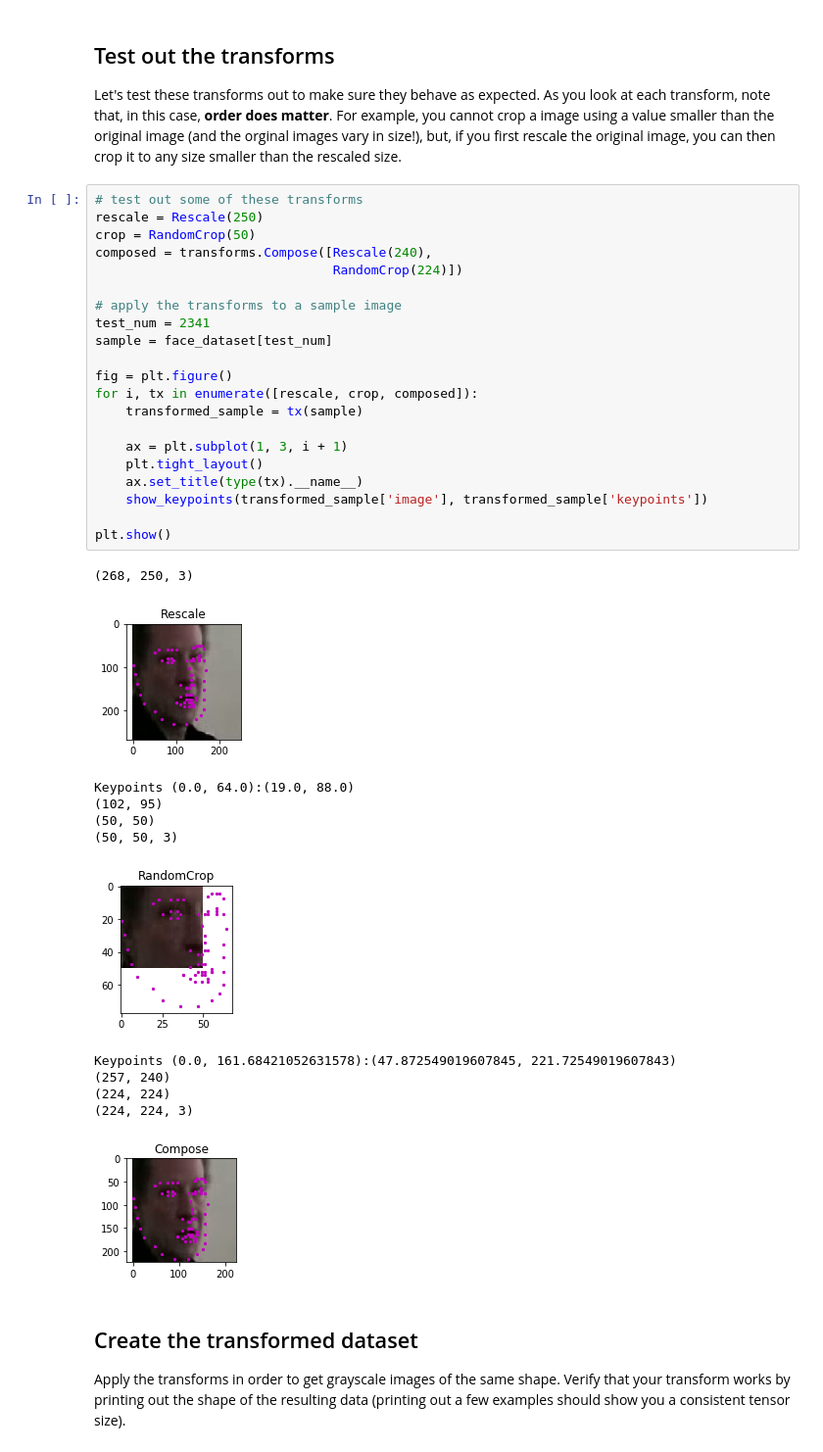
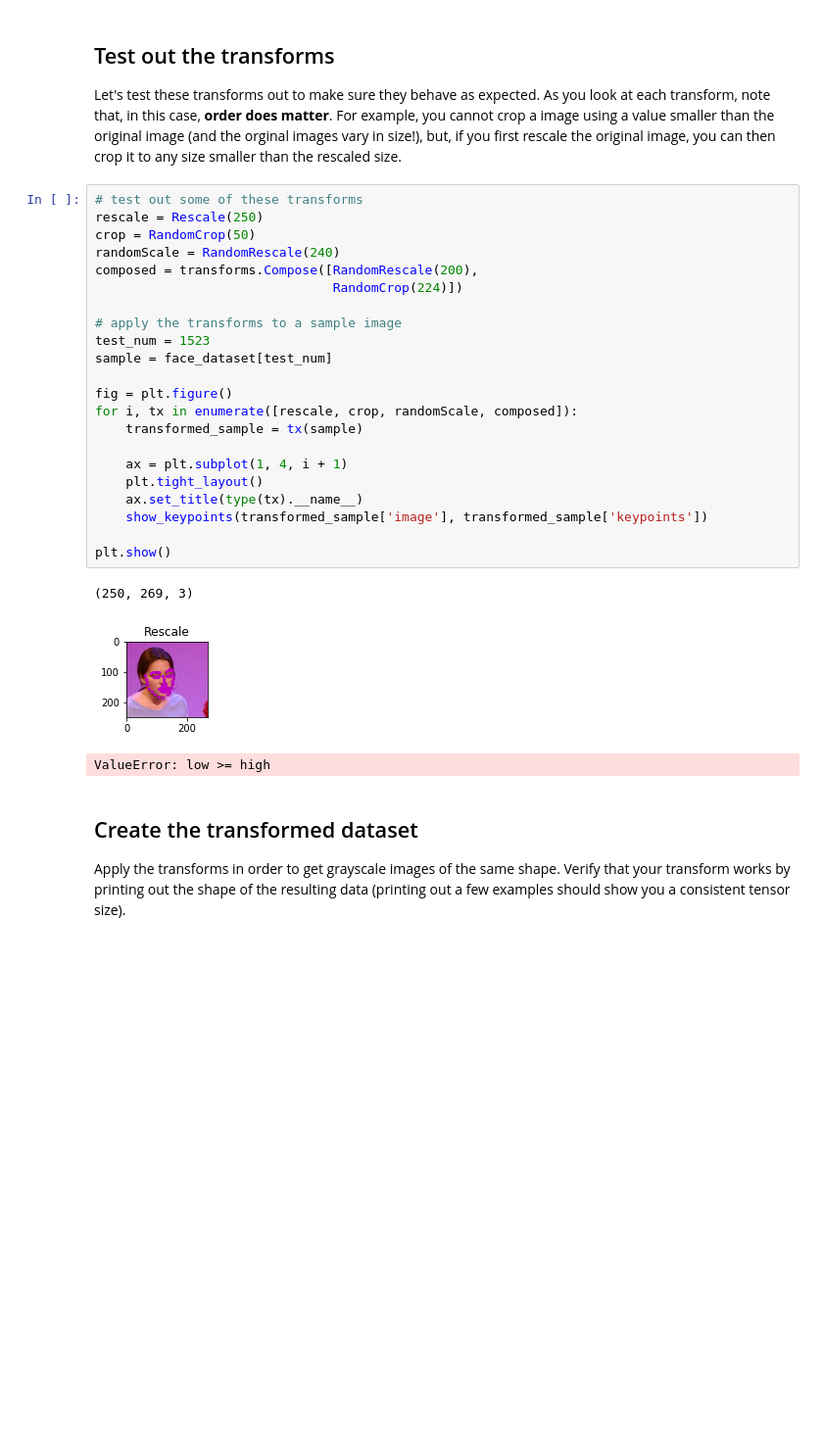
Before and after one commit to ChrisShepherd81/Facial-Keypoints, a Jupyter notebook: 1. Load and Visualize Data.ipynb, the cells around one changed output. Shown at 98% size. Cells and saved outputs as stored; diff of their text form; blank space fills up the shorter version.

Commit message:
RandomRescale implementation

```diff
--- a/1. Load and Visualize Data.ipynb
+++ b/1. Load and Visualize Data.ipynb
@@ -386,37 +426,29 @@ Let's test these transforms out to make sure they behave as expected. As you loo
 # %%
 # test out some of these transforms
 rescale = Rescale(250)
 crop = RandomCrop(50)
-composed = transforms.Compose([Rescale(240),
+randomScale = RandomRescale(240)
+composed = transforms.Compose([RandomRescale(200),
                                RandomCrop(224)])
 
 # apply the transforms to a sample image
-test_num = 2341
+test_num = 1523
 sample = face_dataset[test_num]
 
 fig = plt.figure()
-for i, tx in enumerate([rescale, crop, composed]):
+for i, tx in enumerate([rescale, crop, randomScale, composed]):
     transformed_sample = tx(sample)
 
-    ax = plt.subplot(1, 3, i + 1)
+    ax = plt.subplot(1, 4, i + 1)
     plt.tight_layout()
     ax.set_title(type(tx).__name__)
     show_keypoints(transformed_sample['image'], transformed_sample['keypoints'])
 
 plt.show()
 # %% [output]
-(268, 250, 3)
+(250, 269, 3)
-[figure, old version]
+[figure, new version]
-Keypoints (0.0, 64.0):(19.0, 88.0)
-(102, 95)
-(50, 50)
-(50, 50, 3)
+ValueError: low >= high
-[figure, removed]
-Keypoints (0.0, 161.68421052631578):(47.872549019607845, 221.72549019607843)
-(257, 240)
-(224, 224)
-(224, 224, 3)
-[figure, removed]
 # %% [markdown]
 ## Create the transformed dataset
 
```
Also changed, not shown: parts of 1 cell of this notebook, 2 other files.
